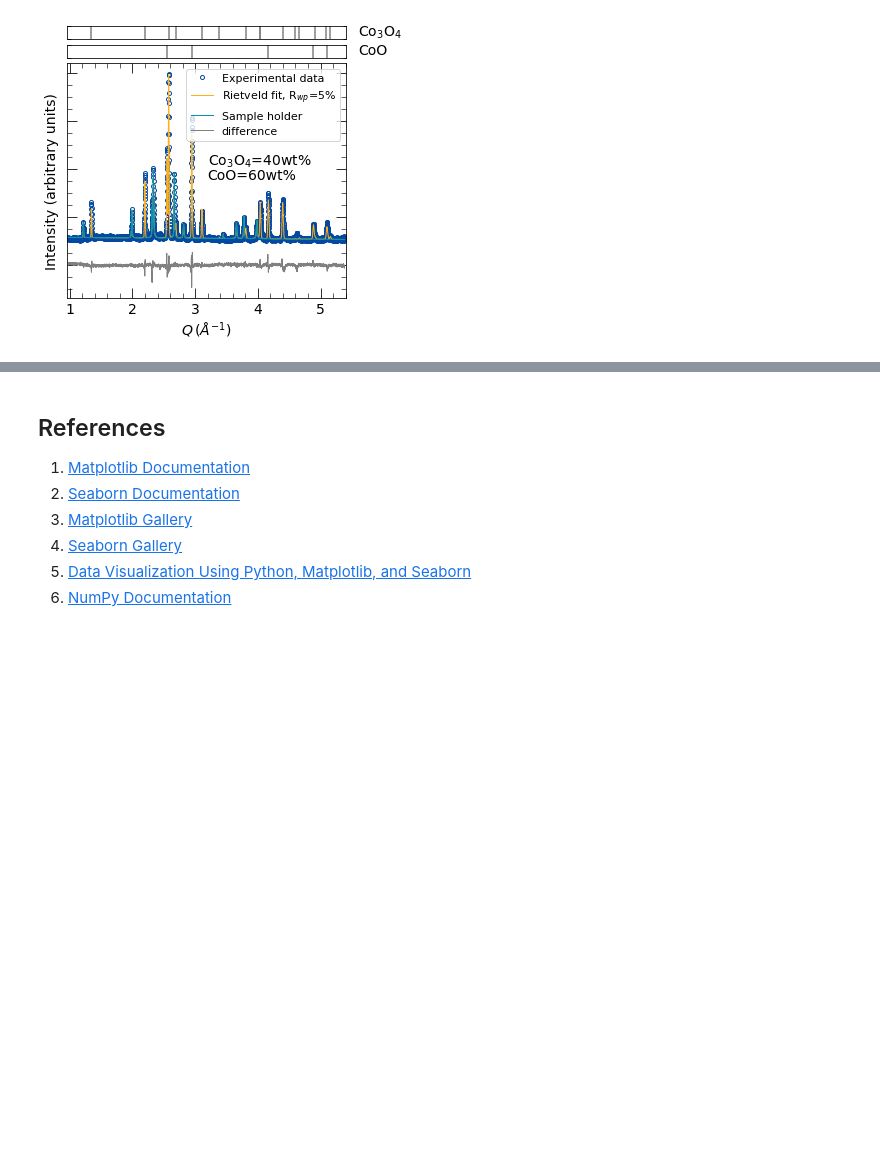
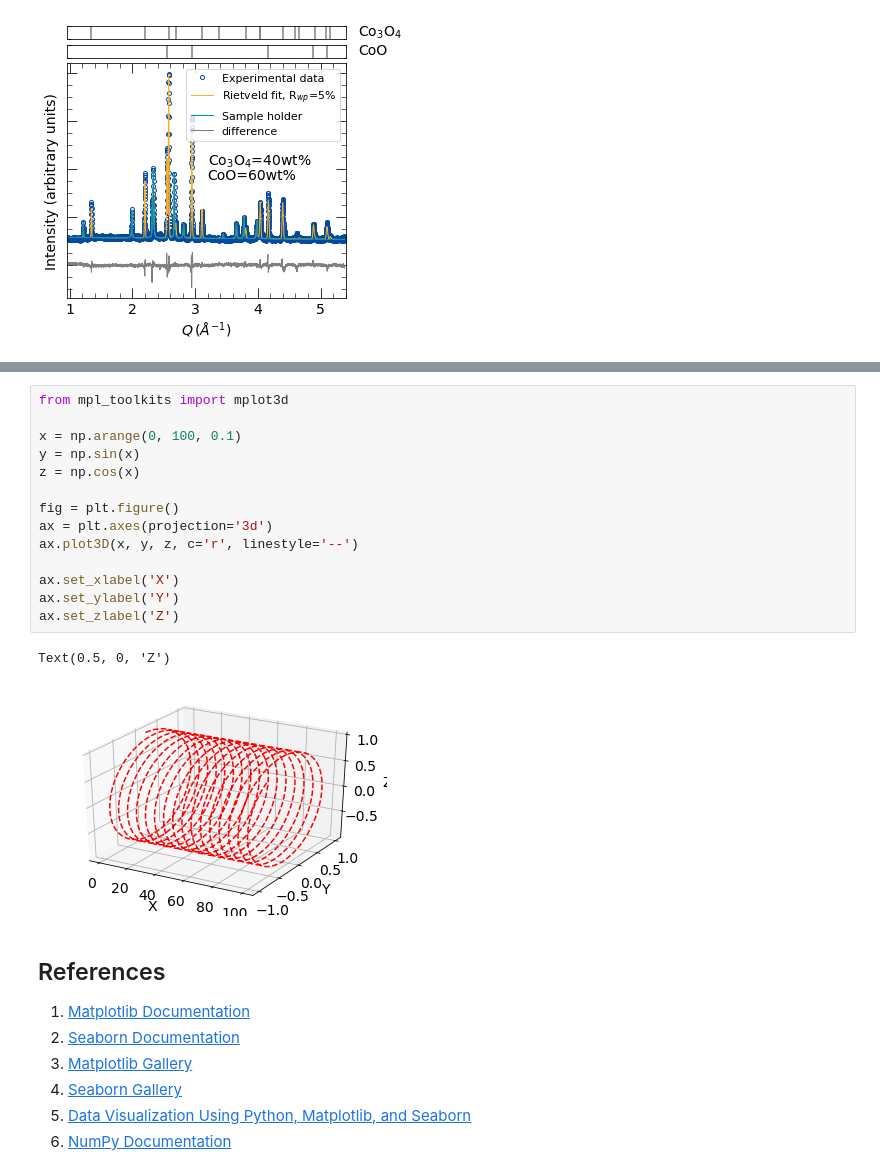
Before and after one commit to DavoodSZ1993/Python_Tutorial, a Jupyter notebook: 1_matplotlib_plots.ipynb, the cells around one changed output, grey strips where cells are left out. Cells and saved outputs as stored; diff of their text form; blank space fills up the shorter version.

```diff
--- a/1_matplotlib_plots.ipynb
+++ b/1_matplotlib_plots.ipynb
@@ -859,3 +864,20 @@ Text(5.6, 0.3, 'CoO')
+# %%
+from mpl_toolkits import mplot3d
+
+x = np.arange(0, 100, 0.1)
+y = np.sin(x)
+z = np.cos(x)
+
+fig = plt.figure()
+ax = plt.axes(projection='3d')
+ax.plot3D(x, y, z, c='r', linestyle='--')
+
+ax.set_xlabel('X')
+ax.set_ylabel('Y')
+ax.set_zlabel('Z')
+# %% [output]
+Text(0.5, 0, 'Z')
+[figure, added]
 # %% [markdown]
 ## References
 1. [Matplotlib Documentation](https://matplotlib.org/stable/index.html)
```
Also changed, not shown: parts of 1 cell of this notebook.
